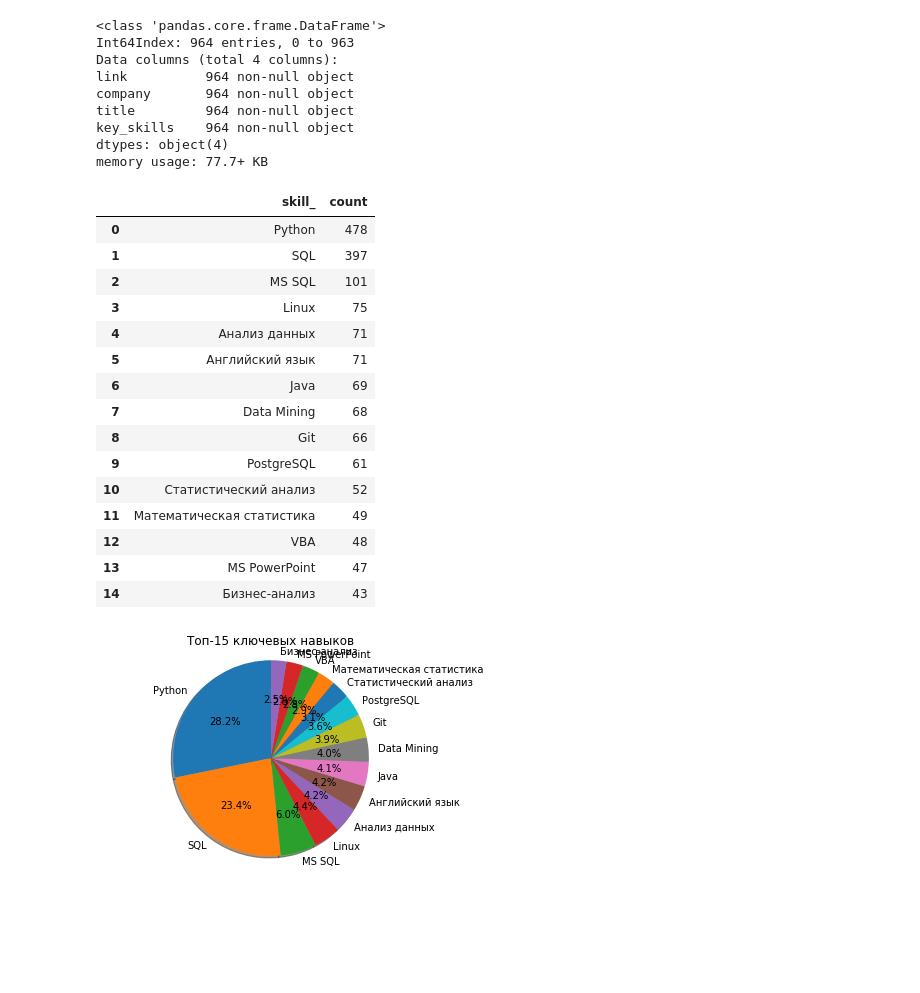
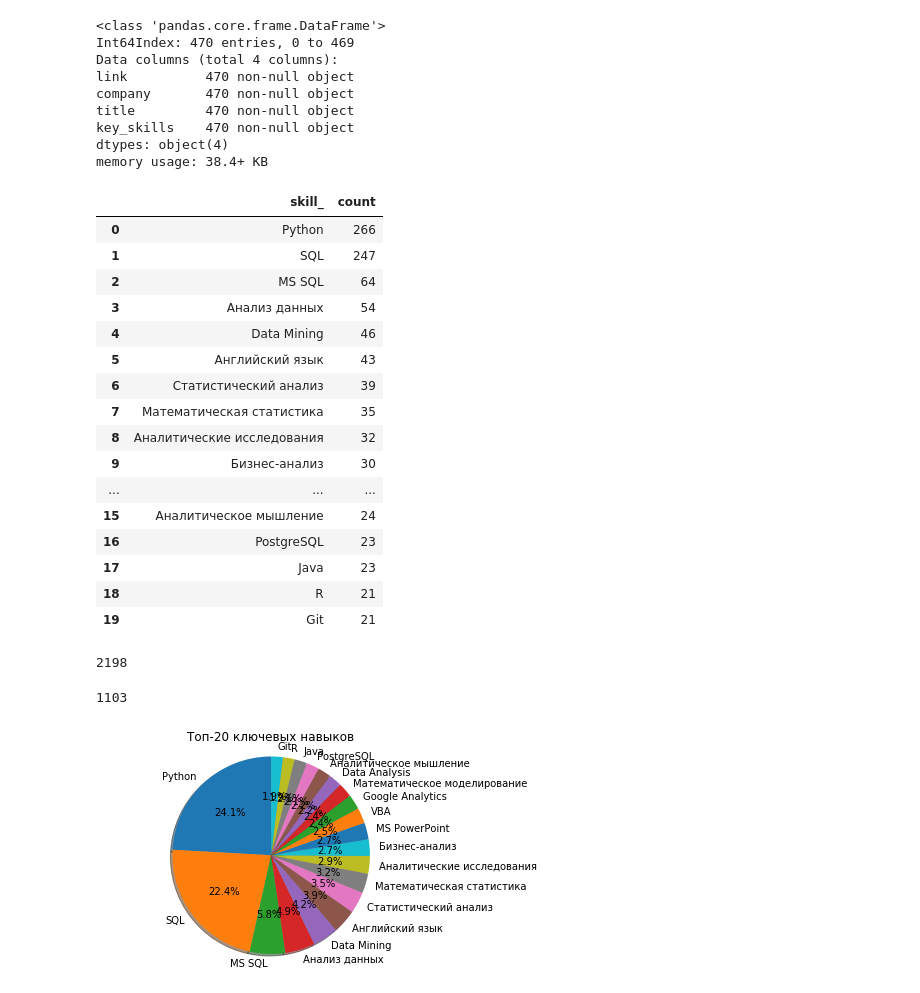
Before and after one commit to Ksianka/HH_analysis, a Jupyter notebook: HH_analysis.ipynb, the cells around one changed output. Cells and saved outputs as stored; diff of their text form; code cells hidden in the pictures; blank space fills up the shorter version.

```diff
--- a/HH_analysis.ipynb
+++ b/HH_analysis.ipynb
@@ -11,7 +11,7 @@ header = {'Accept': '*/*',
               'User-Agent': 'Mozilla/5.0 (Macintosh; Intel Mac OS X 10_14_4) AppleWebKit/605.1.15 (KHTML, like Gecko) Version/12.1 Safari/605.1.15'}
 # %%
 #вставить ссылку с поискового запроса на hh
-base_url = 'https://hh.ru/search/vacancy?clusters=true&area=1&enable_snippets=true&salary=&st=searchVacancy&text=python+analyst'
+base_url = 'https://hh.ru/search/vacancy?area=1&clusters=true&enable_snippets=true&text=python+analyst&specialization=1.25&from=cluster_specialization&showClusters=true'
 # %%
 pagination_url = base_url + '&page'
 # %%
@@ -117,0 +134,14 @@ total_df.loc[0,'key_skills']
+# %%
+def company_agg(df):
+    company = df['company']
+
+    if 'OZON' in company:
+        return 'OZON'
+    elif 'Mail.Ru' in company:
+        return 'Mail.Ru'
+    elif 'Сбербанк' in company:
+        return 'Sberbank'
+    else:
+        return company
+# %%
+total_df['company_adj'] = total_df.apply(company_agg, axis=1)
@@ -154,14 +204,14 @@ total_df[total_df['key_skills']== ''].groupby('company').agg({'title':'count'})\
 total_df.info()
 # %% [output]
 <class 'pandas.core.frame.DataFrame'>
-Int64Index: 964 entries, 0 to 963
+Int64Index: 470 entries, 0 to 469
 Data columns (total 4 columns):
-link          964 non-null object
-company       964 non-null object
-title         964 non-null object
-key_skills    964 non-null object
+link          470 non-null object
+company       470 non-null object
+title         470 non-null object
+key_skills    470 non-null object
 dtypes: object(4)
-memory usage: 77.7+ KB
+memory usage: 38.4+ KB
 # %%
 #функция возвращает словарь, в котором считаем частоту ключвых навыков, по колонке 'key_skills' в df
 def words_counter(df):
@@ -184,31 +234,40 @@ skills_df = pd.DataFrame.from_dict(data=words_counter, columns=['skill'], orient
 # %%
 skills_df = skills_df.rename(columns={'index':'skill_', 'skill': 'count'})
 # %%
-#выводим топ-15 ключевых навыков по частоте
-skills_df.head(15)
+#выводим топ-20 ключевых навыков по частоте
+skills_df.head(20)
 # %% [output]
 |  | skill_ | count |
-| 0 | Python | 478 |
-| 1 | SQL | 397 |
-| 2 | MS SQL | 101 |
-| 3 | Linux | 75 |
-| 4 | Анализ данных | 71 |
-| 5 | Английский язык | 71 |
-| 6 | Java | 69 |
-| 7 | Data Mining | 68 |
-| 8 | Git | 66 |
-| 9 | PostgreSQL | 61 |
-| 10 | Статистический анализ | 52 |
-| 11 | Математическая статистика | 49 |
-| 12 | VBA | 48 |
-| 13 | MS PowerPoint | 47 |
-| 14 | Бизнес-анализ | 43 |
+| 0 | Python | 266 |
+| 1 | SQL | 247 |
+| 2 | MS SQL | 64 |
+| 3 | Анализ данных | 54 |
+| 4 | Data Mining | 46 |
+| 5 | Английский язык | 43 |
+| 6 | Статистический анализ | 39 |
+| 7 | Математическая статистика | 35 |
+| 8 | Аналитические исследования | 32 |
+| 9 | Бизнес-анализ | 30 |
+| ... | ... | ... |
+| 15 | Аналитическое мышление | 24 |
+| 16 | PostgreSQL | 23 |
+| 17 | Java | 23 |
+| 18 | R | 21 |
+| 19 | Git | 21 |
+# %%
+skills_df['count'].sum()
+# %% [output]
+2198
+# %%
+skills_df.head(20)['count'].sum()
+# %% [output]
+1103
 # %%
 fig1, ax1 = plt.subplots()
-ax1.pie(skills_df.head(15)['count'], labels=skills_df.head(15)['skill_'], autopct='%1.1f%%',
+ax1.pie(skills_df.head(20)['count'], labels=skills_df.head(20)['skill_'], autopct='%1.1f%%',
         shadow=True, startangle=90)
 ax1.axis('equal')  # Equal aspect ratio ensures that pie is drawn as a circle.
-ax1.set_title("Топ-15 ключевых навыков")
+ax1.set_title("Топ-20 ключевых навыков")
 plt.show()
 # %% [output]
-[figure, old version]
+[figure, new version]
```
Also changed, not shown: parts of 12 cells of this notebook.
